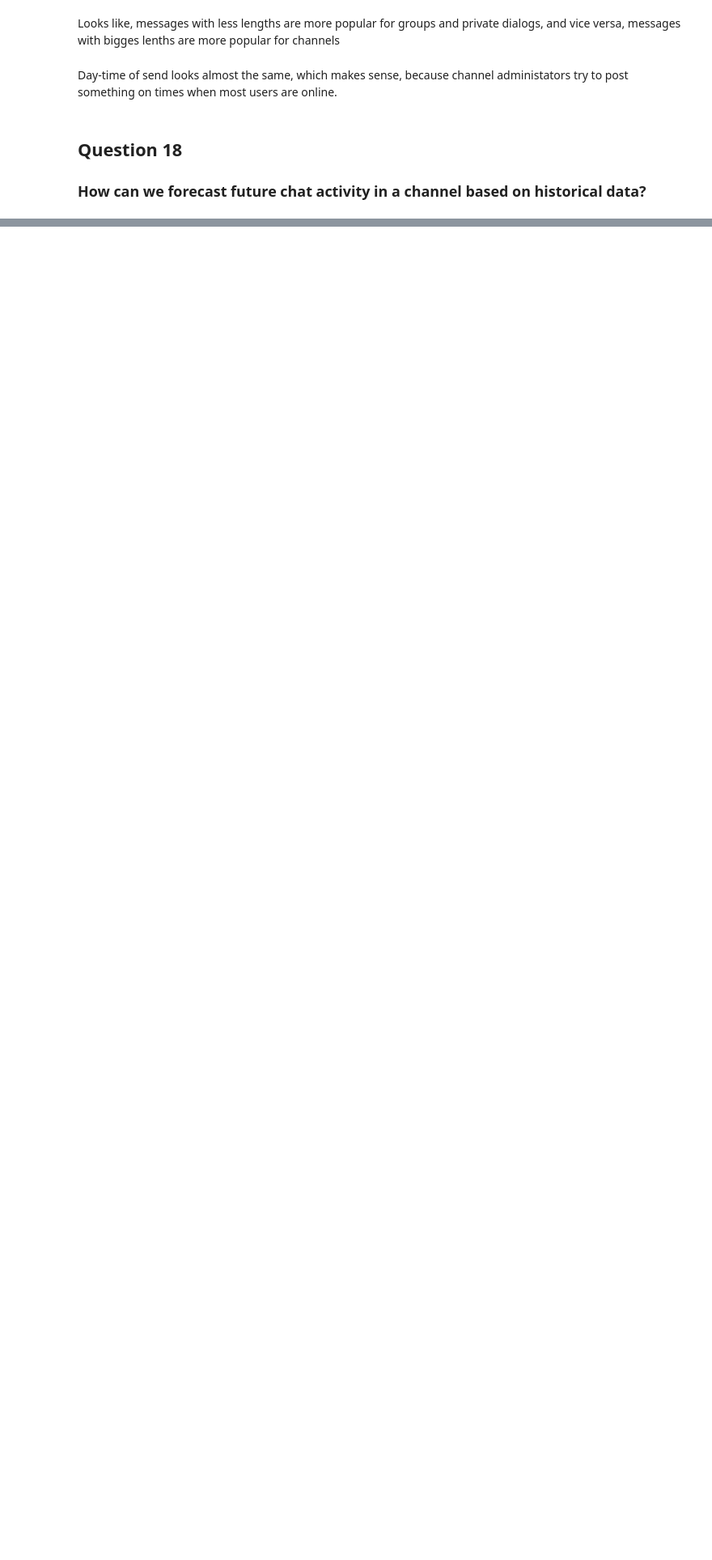
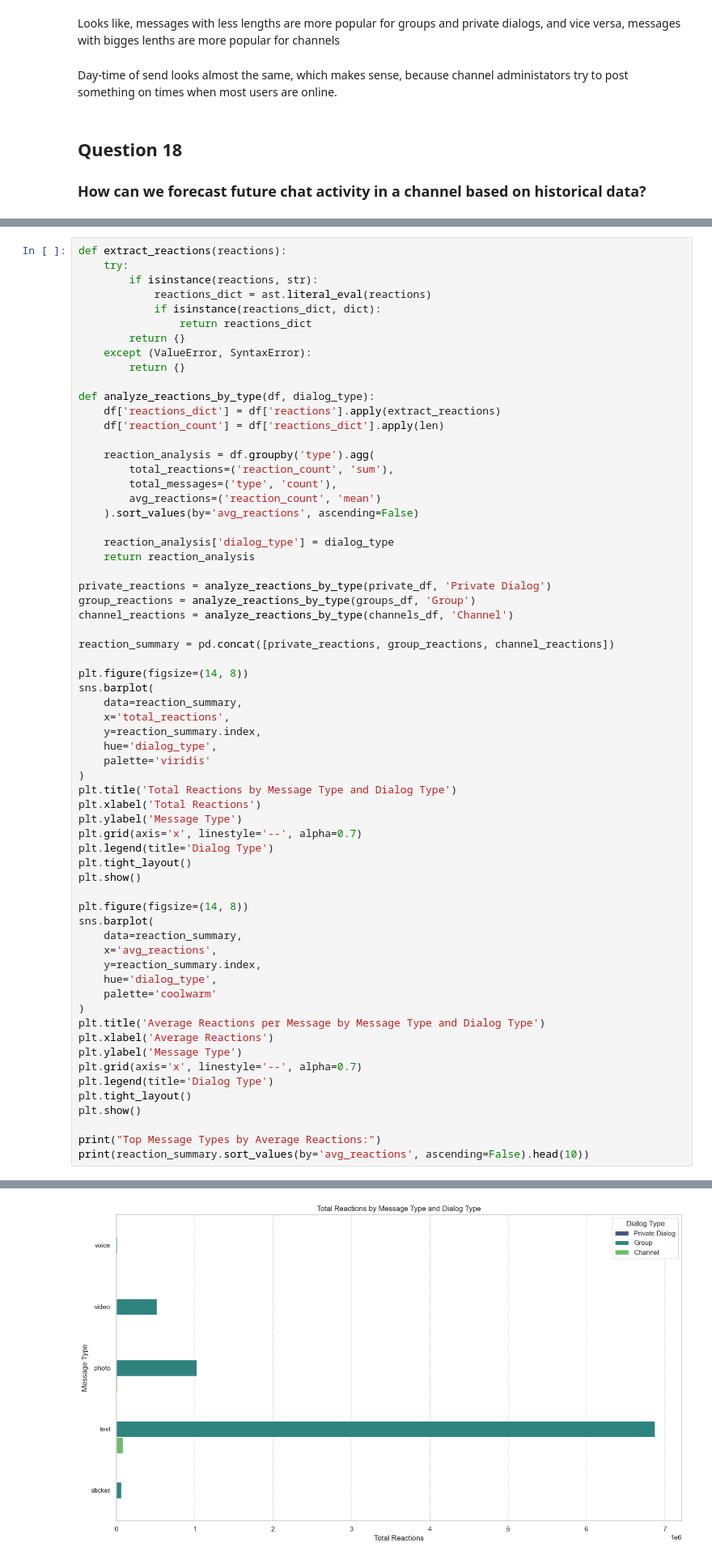
Before and after one commit to Roman4466/telegram-dialogs-analysis-v2, a Jupyter notebook: data_analysis_20_questions.ipynb, the cells around one changed output, grey strips where cells are left out. Shown at 81% size. Cells and saved outputs as stored; diff of their text form; blank space fills up the shorter version.

```diff
--- a/data_analysis_20_questions.ipynb
+++ b/data_analysis_20_questions.ipynb
@@ -1202,0 +1319,65 @@ Top 20 Language Usage Statistics:
+# %%
+def extract_reactions(reactions):
+    try:
+        if isinstance(reactions, str):
+            reactions_dict = ast.literal_eval(reactions)
+            if isinstance(reactions_dict, dict):
+                return reactions_dict
+        return {}
+    except (ValueError, SyntaxError):
+        return {}
+
+def analyze_reactions_by_type(df, dialog_type):
+    df['reactions_dict'] = df['reactions'].apply(extract_reactions)
+    df['reaction_count'] = df['reactions_dict'].apply(len)
+
+    reaction_analysis = df.groupby('type').agg(
+        total_reactions=('reaction_count', 'sum'),
+        total_messages=('type', 'count'),
+        avg_reactions=('reaction_count', 'mean')
+    ).sort_values(by='avg_reactions', ascending=False)
+
+    reaction_analysis['dialog_type'] = dialog_type
+    return reaction_analysis
+
+private_reactions = analyze_reactions_by_type(private_df, 'Private Dialog')
+group_reactions = analyze_reactions_by_type(groups_df, 'Group')
+channel_reactions = analyze_reactions_by_type(channels_df, 'Channel')
+
+reaction_summary = pd.concat([private_reactions, group_reactions, channel_reactions])
+
+plt.figure(figsize=(14, 8))
+sns.barplot(
+    data=reaction_summary,
+    x='total_reactions',
+    y=reaction_summary.index,
+    hue='dialog_type',
+    palette='viridis'
+)
+plt.title('Total Reactions by Message Type and Dialog Type')
+plt.xlabel('Total Reactions')
+plt.ylabel('Message Type')
+plt.grid(axis='x', linestyle='--', alpha=0.7)
+plt.legend(title='Dialog Type')
+plt.tight_layout()
+plt.show()
+
+plt.figure(figsize=(14, 8))
+sns.barplot(
+    data=reaction_summary,
+    x='avg_reactions',
+    y=reaction_summary.index,
+    hue='dialog_type',
+    palette='coolwarm'
+)
+plt.title('Average Reactions per Message by Message Type and Dialog Type')
+plt.xlabel('Average Reactions')
+plt.ylabel('Message Type')
+plt.grid(axis='x', linestyle='--', alpha=0.7)
+plt.legend(title='Dialog Type')
+plt.tight_layout()
+plt.show()
+
+print("Top Message Types by Average Reactions:")
+print(reaction_summary.sort_values(by='avg_reactions', ascending=False).head(10))
+# %% [output]
@@ -1202,0 +1404 @@ Top 20 Language Usage Statistics:
+[figure, added]
```
Also changed, not shown: parts of 45 cells of this notebook, 12 other files.
